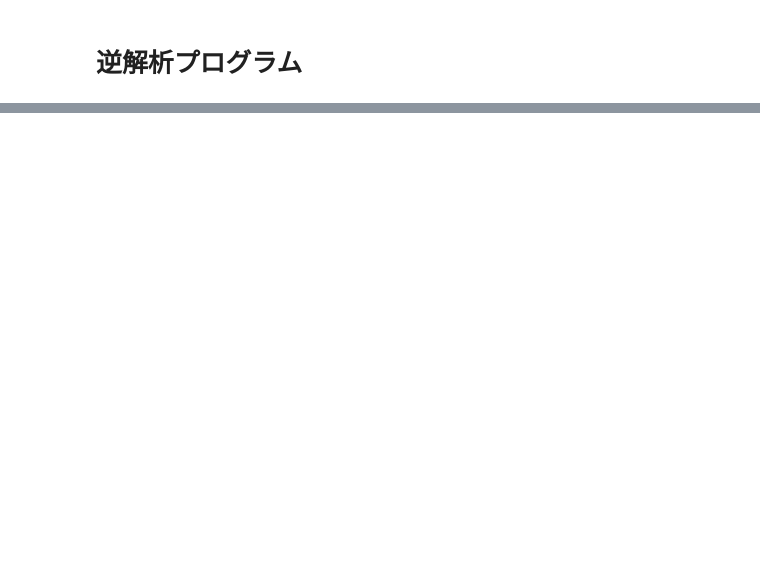
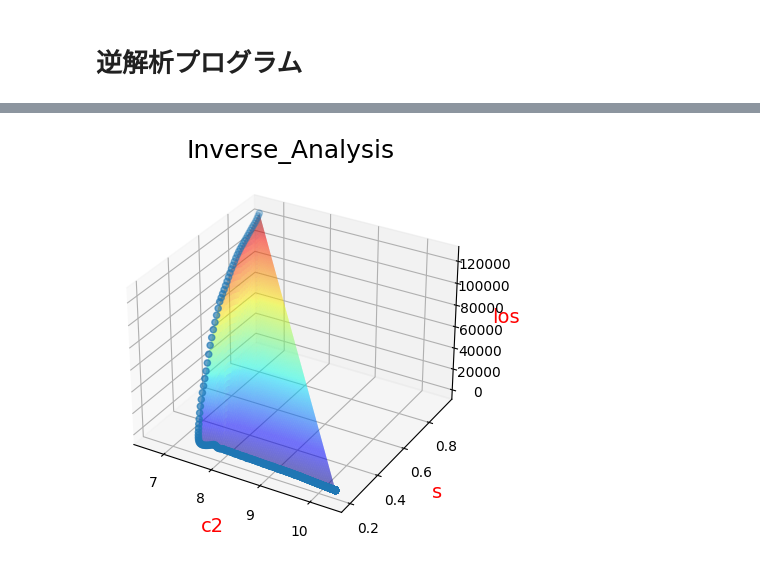
Before and after one commit to yuji-sgs/Inverse_Analytics, a Jupyter notebook: Multiple_Inverse_Analytics.ipynb, the cells around one changed output, grey strips where cells are left out. Drawn from its saved outputs; the diff is of its cells as text; code cells hidden in the pictures; blank space fills up the shorter version.

```diff
--- a/Multiple_Inverse_Analytics.ipynb
+++ b/Multiple_Inverse_Analytics.ipynb
@@ -254,0 +337,27 @@ Text(0, 0.5, 'predicted_data')
+# %%
+# x,y,zに要素追加
+x = np.array(c2_values)
+y = np.array(s_values)
+z = np.array(loss1_values)  # lossをリスト形式に変換
+
+# 配列の形状を確認
+assert x.shape == y.shape == z.shape, "Shape mismatch!"
+
+# scipy.interpolate.griddata() でサンプリングしなおす
+x_new, y_new = np.meshgrid(np.linspace(x.min(), x.max(), len(x)), np.linspace(y.min(), y.max(), len(y)))
+z_new = griddata((x, y), z, (x_new, y_new), method='linear')
+
+# Figureを追加
+fig = plt.figure()
+ax = fig.add_subplot(111, projection='3d')
+# Axesのタイトルを設定
+ax.set_title("Inverse_Analysis", size = 18)
+# 軸ラベルを設定
+ax.set_xlabel("c2", size = 14, color = "r")
+ax.set_ylabel("s", size = 14, color = "r")
+ax.set_zlabel("loss", size = 14, color = "r")
+ax.plot_surface(x_new, y_new, z_new, rstride=1, cstride=10, cmap='jet', alpha=0.7)
+ax.scatter(c2_values, s_values, loss1_values)
+plt.show()
+# %% [output]
+[figure, added]
```
Also changed, not shown: parts of 11 cells of this notebook.
